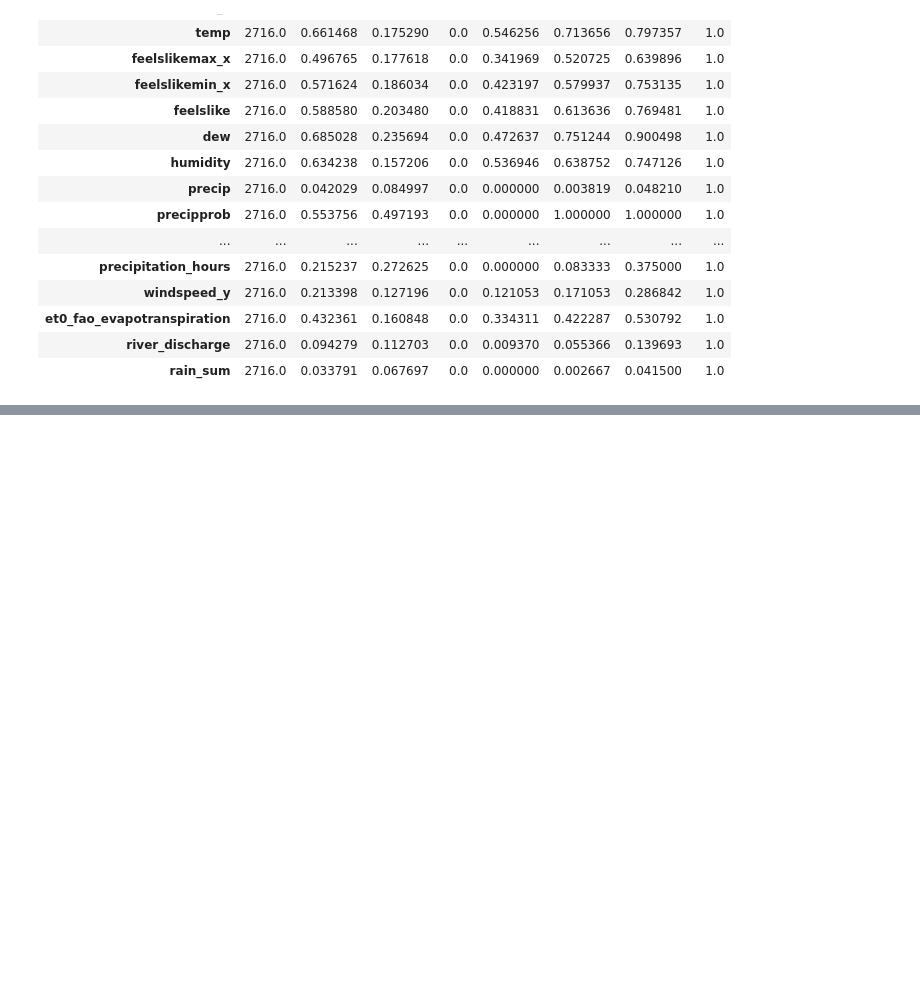
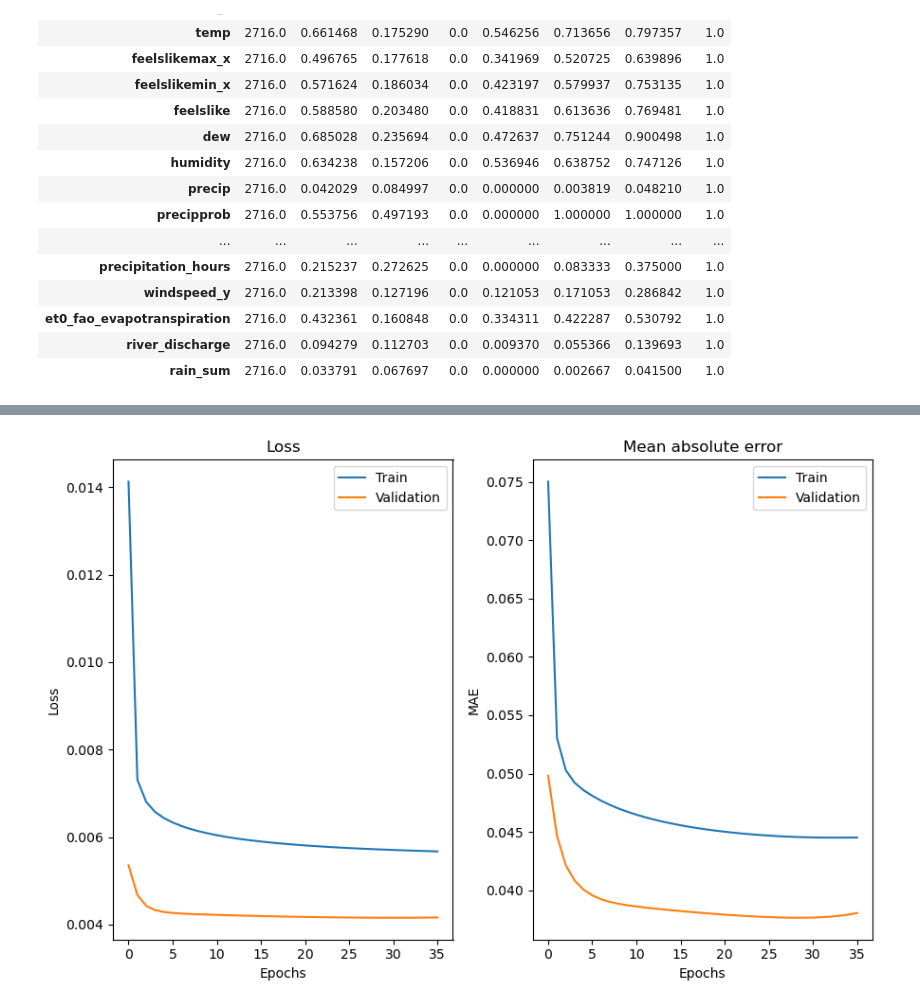
Before and after one commit to vijaymamilla/timeseries-bl, a Jupyter notebook: dhaka.ipynb, the cells around one changed output, grey strips where cells are left out. Cells and saved outputs as stored; diff of their text form; code cells hidden in the pictures; blank space fills up the shorter version.

```diff
--- a/dhaka.ipynb
+++ b/dhaka.ipynb
@@ -219,0 +281,10 @@ test_df.to_csv('data/test.csv', header=True, index=False)
+# %%
+def train_model(model, train_ds, val_ds, patience=5, max_epochs=50):
+
+    early_stopping = EarlyStopping(monitor='val_loss', patience=patience, mode='min')
+
+    model.compile(loss=MeanSquaredError(), optimizer=Adam(), metrics=[MeanAbsoluteError()])
+
+    history = model.fit(train_ds, epochs=max_epochs, validation_data=val_ds, callbacks=[early_stopping])
+
+    return history
@@ -219,0 +405,7 @@ test_df.to_csv('data/test.csv', header=True, index=False)
+# %%
+mo_lstm = Sequential([
+    LSTM(32, return_sequences=True),
+    Dense(2)
+])
+
+mo_lstm_history = train_model(mo_lstm, train_ds_mo, val_ds_mo)
@@ -219,0 +430,4 @@ test_df.to_csv('data/test.csv', header=True, index=False)
+# %%
+plot_history(mo_lstm_history)
+# %% [output]
+[figure, added]
```
Also changed, not shown: parts of 18 cells of this notebook, 3 other files.
